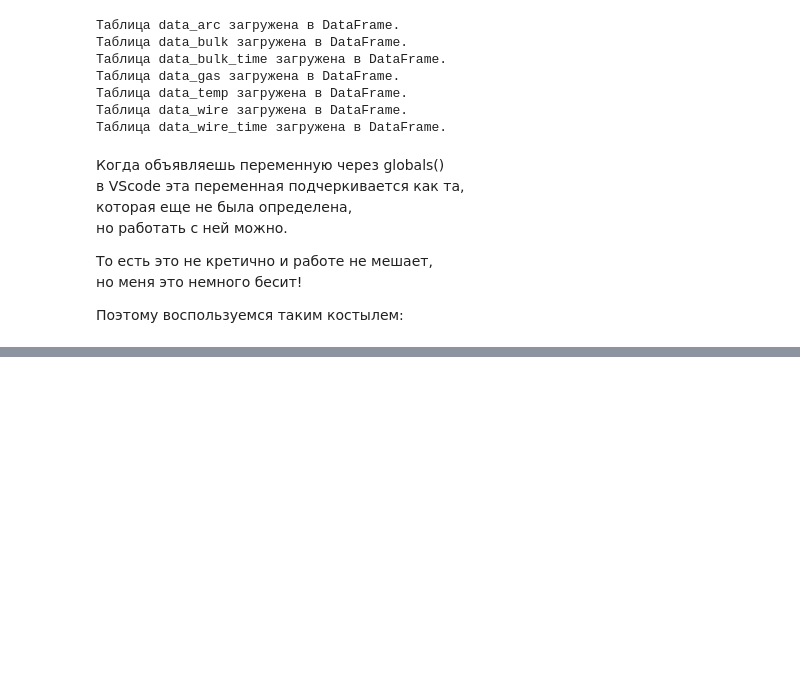
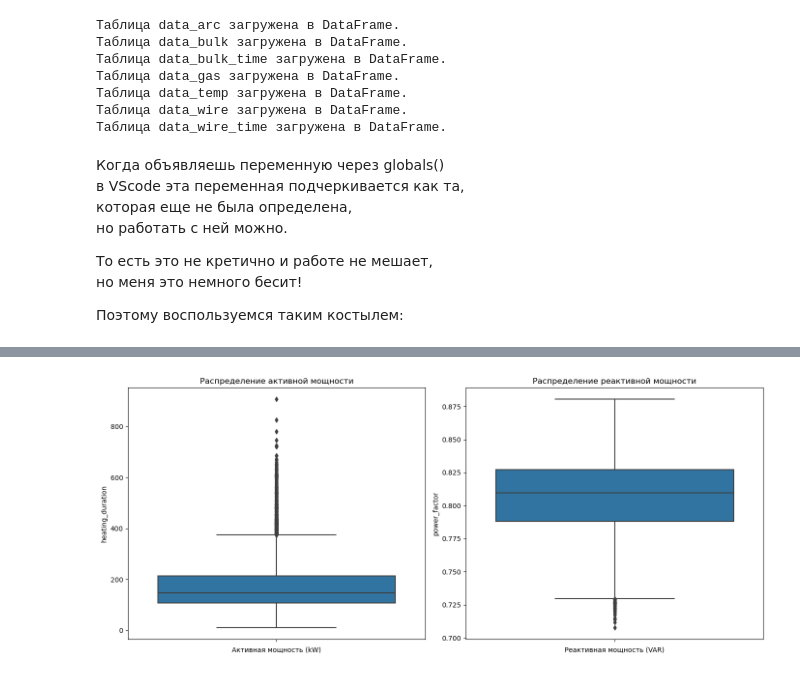
Before and after one commit to EPrutskoy/EPrutskoy, a Jupyter notebook: steel_temp_prediction/1d4c36b2-5168-4ae1-b314-a56a8d5214b9.ipynb, the cells around one changed output, grey strips where cells are left out. Saved outputs shown, nothing was run; the diff lists cells and outputs as text; code cells hidden in the pictures; blank space fills up the shorter version.

```diff
--- a/steel_temp_prediction/1d4c36b2-5168-4ae1-b314-a56a8d5214b9.ipynb
+++ b/steel_temp_prediction/1d4c36b2-5168-4ae1-b314-a56a8d5214b9.ipynb
@@ -636,0 +822,15 @@ None
+# %%
+# Рассчитываем полную мощность (аппаратную мощность)
+data_arc['apparent_power'] = np.sqrt(data_arc['active_power']**2 + data_arc['reactive_power']**2)
+
+# Рассчитываем коэффициент мощности (cos(φ))
+data_arc['power_factor'] = data_arc['active_power'] / data_arc['apparent_power']
+
+# Создаем новый признак "Длительность нагрева" в секундах
+data_arc['heating_duration'] = (data_arc['end_heating_arc'] - data_arc['start_heating_arc']).dt.total_seconds()
+
+data_arc['energy_consumed'] = data_arc['active_power'] * data_arc['heating_duration']
+
+
+# Проверяем результат
+display(data_arc[['active_power', 'reactive_power', 'apparent_power', 'power_factor', 'energy_consumed', 'heating_duration']].head())
@@ -636,0 +897,20 @@ None
+# %%
+plt.figure(figsize=(14, 6))
+
+# Ящик с усами для активной мощности
+plt.subplot(1, 2, 1)
+sns.boxplot(y=data_arc['heating_duration'])
+plt.title('Распределение активной мощности')
+plt.xlabel('Активная мощность (kW)')
+
+# Ящик с усами для реактивной мощности
+plt.subplot(1, 2, 2)
+sns.boxplot(y=data_arc['power_factor'])
+plt.title('Распределение реактивной мощности')
+plt.xlabel('Реактивная мощность (VAR)')
+
+plt.tight_layout()
+plt.show()
+# Построение графика с добавлением цвета, заголовка и подписей осей
+# %% [output]
+[figure, added]
```
Also changed, not shown: parts of 33 cells of this notebook, 1 other file.
